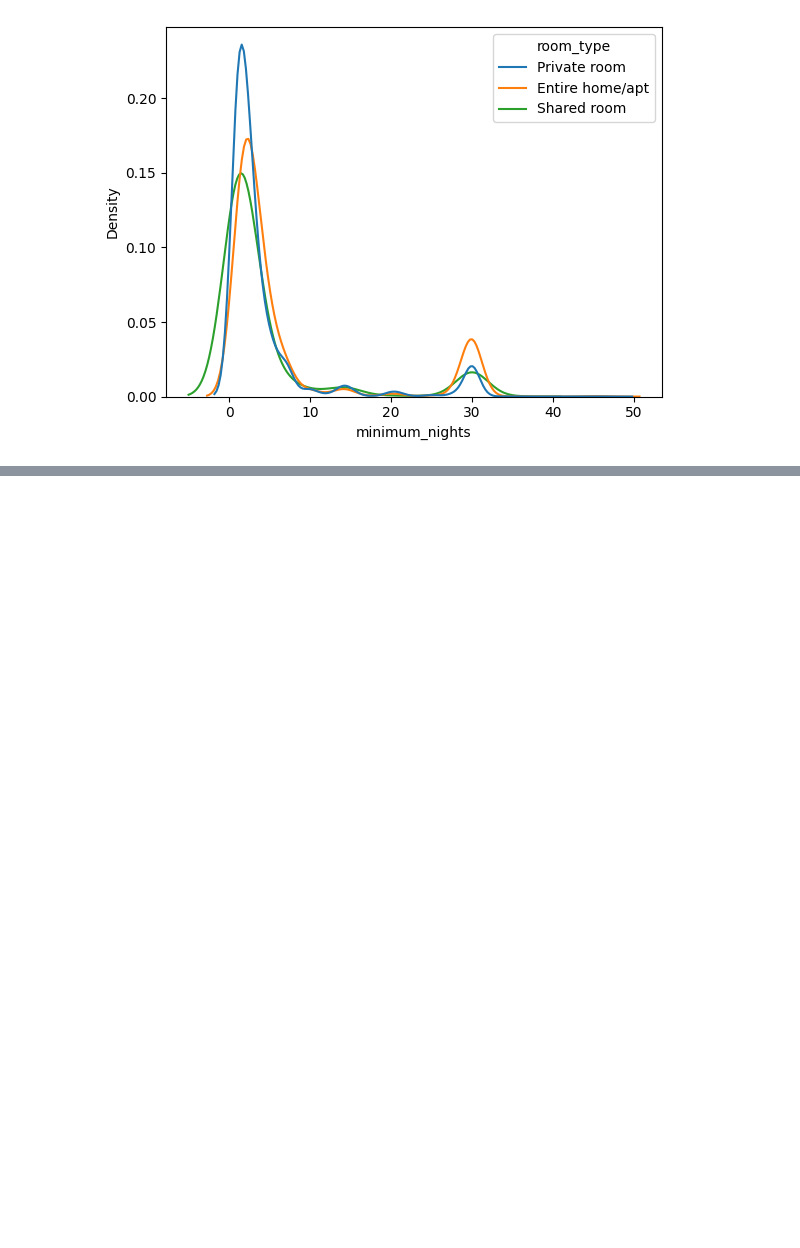
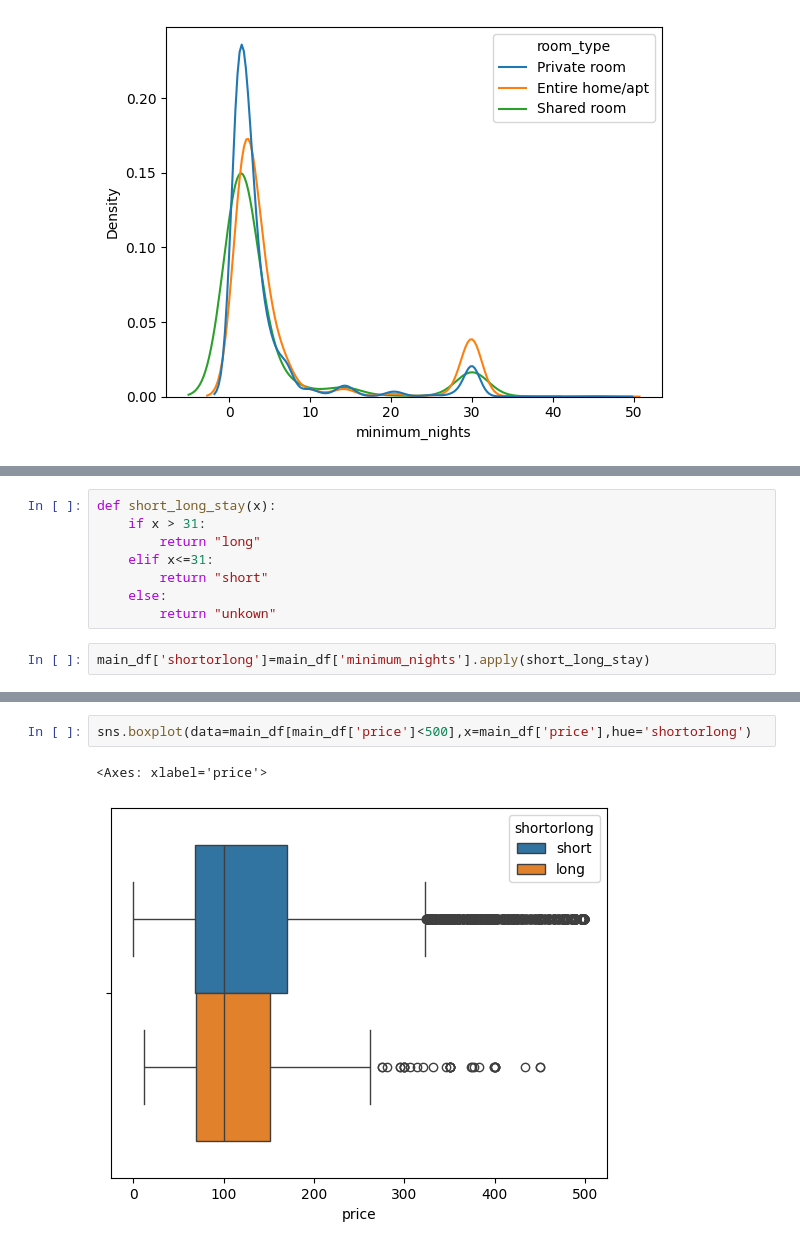
Before and after one commit to utkuseyithanoglu/utku_data-analyst, a Jupyter notebook: src/explore.ipynb, the cells around one changed output, grey strips where cells are left out. Saved outputs shown, nothing was run; the diff lists cells and outputs as text; blank space fills up the shorter version.

```diff
--- a/src/explore.ipynb
+++ b/src/explore.ipynb
@@ -127,0 +147,10 @@ sns.kdeplot(data=main_df[main_df['minimum_nights']<50],x='minimum_nights'\
+# %%
+def short_long_stay(x):
+    if x > 31:
+        return "long"
+    elif x<=31:
+        return "short"
+    else:
+        return "unkown"
+# %%
+main_df['shortorlong']=main_df['minimum_nights'].apply(short_long_stay)
@@ -127,0 +180,5 @@ sns.kdeplot(data=main_df[main_df['minimum_nights']<50],x='minimum_nights'\
+# %%
+sns.boxplot(data=main_df[main_df['price']<500],x=main_df['price'],hue='shortorlong')
+# %% [output]
+<Axes: xlabel='price'>
+[figure, added]
```
Also changed, not shown: parts of 27 cells of this notebook.
